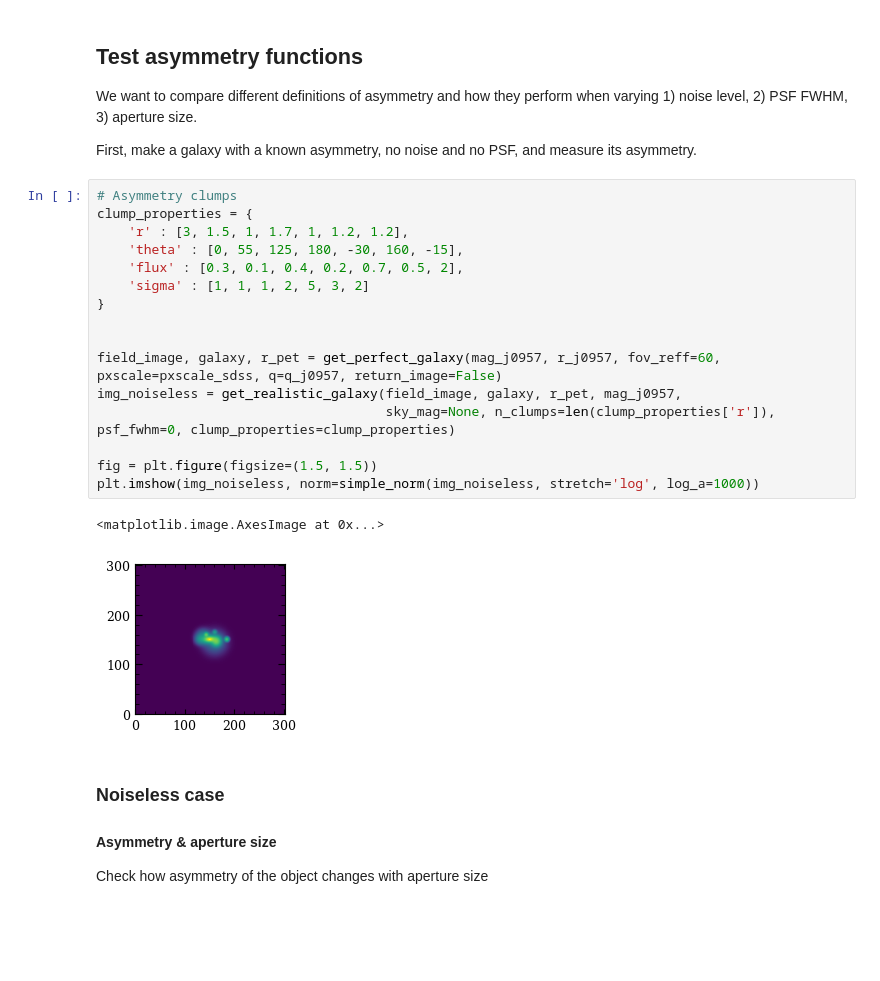
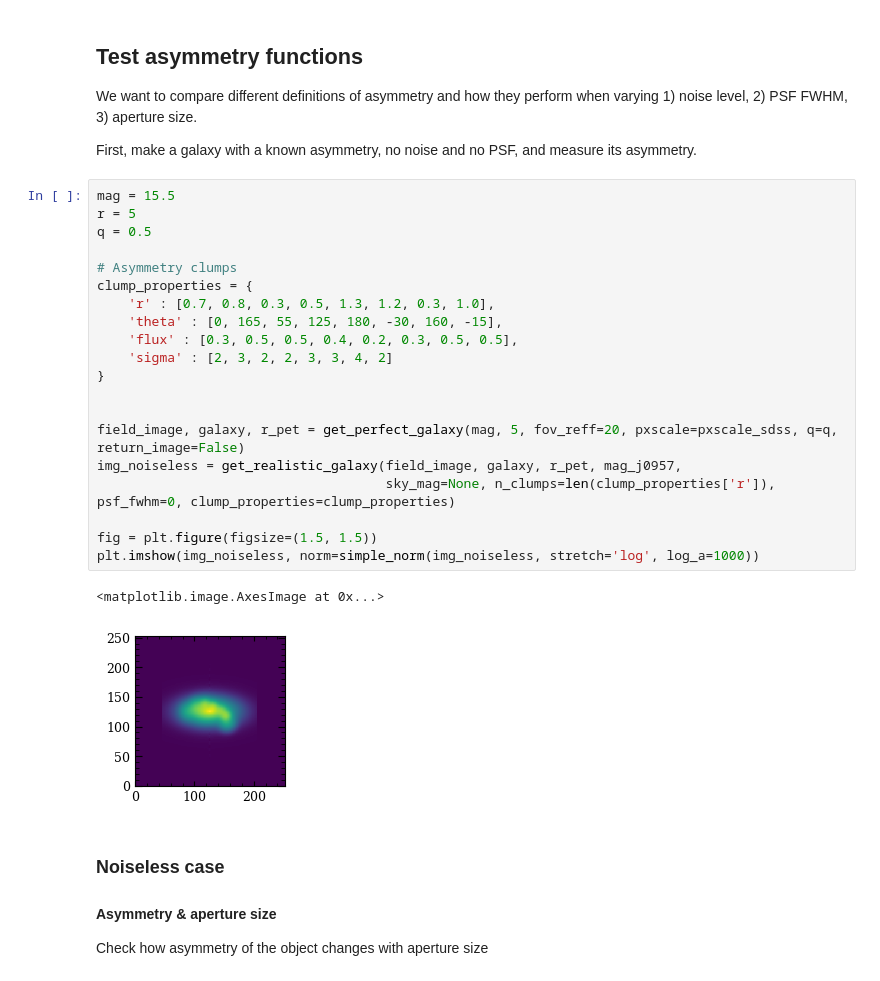
Before and after one commit to astro-nova/morphology-tests, a Jupyter notebook: 1 Asymmetry tests.ipynb, the cells around one changed output. Cells and saved outputs as stored; diff of their text form; blank space fills up the shorter version.

```diff
--- a/1 Asymmetry tests.ipynb
+++ b/1 Asymmetry tests.ipynb
@@ -221,24 +243,28 @@ We want to compare different definitions of asymmetry and how they perform when
 
 First, make a galaxy with a known asymmetry, no noise and no PSF, and measure its asymmetry.
 # %%
+mag = 15.5
+r = 5
+q = 0.5
+
 # Asymmetry clumps
 clump_properties = {
-    'r' : [3, 1.5, 1, 1.7, 1, 1.2, 1.2],
-    'theta' : [0, 55, 125, 180, -30, 160, -15],
-    'flux' : [0.3, 0.1, 0.4, 0.2, 0.7, 0.5, 2],
-    'sigma' : [1, 1, 1, 2, 5, 3, 2]
+    'r' : [0.7, 0.8, 0.3, 0.5, 1.3, 1.2, 0.3, 1.0],
+    'theta' : [0, 165, 55, 125, 180, -30, 160, -15],
+    'flux' : [0.3, 0.5, 0.5, 0.4, 0.2, 0.3, 0.5, 0.5],
+    'sigma' : [2, 3, 2, 2, 3, 3, 4, 2]
 }
 
 
-field_image, galaxy, r_pet = get_perfect_galaxy(mag_j0957, r_j0957, fov_reff=60, pxscale=pxscale_sdss, q=q_j0957, return_image=False)
+field_image, galaxy, r_pet = get_perfect_galaxy(mag, 5, fov_reff=20, pxscale=pxscale_sdss, q=q, return_image=False)
 img_noiseless = get_realistic_galaxy(field_image, galaxy, r_pet, mag_j0957,
                                      sky_mag=None, n_clumps=len(clump_properties['r']), psf_fwhm=0, clump_properties=clump_properties)
 
 fig = plt.figure(figsize=(1.5, 1.5))
 plt.imshow(img_noiseless, norm=simple_norm(img_noiseless, stretch='log', log_a=1000))
 # %% [output]
 <matplotlib.image.AxesImage at 0x...>
-[figure, old version]
+[figure, new version]
 # %% [markdown]
 ### Noiseless case
 
```
Also changed, not shown: parts of 56 cells of this notebook, 12 other files.
